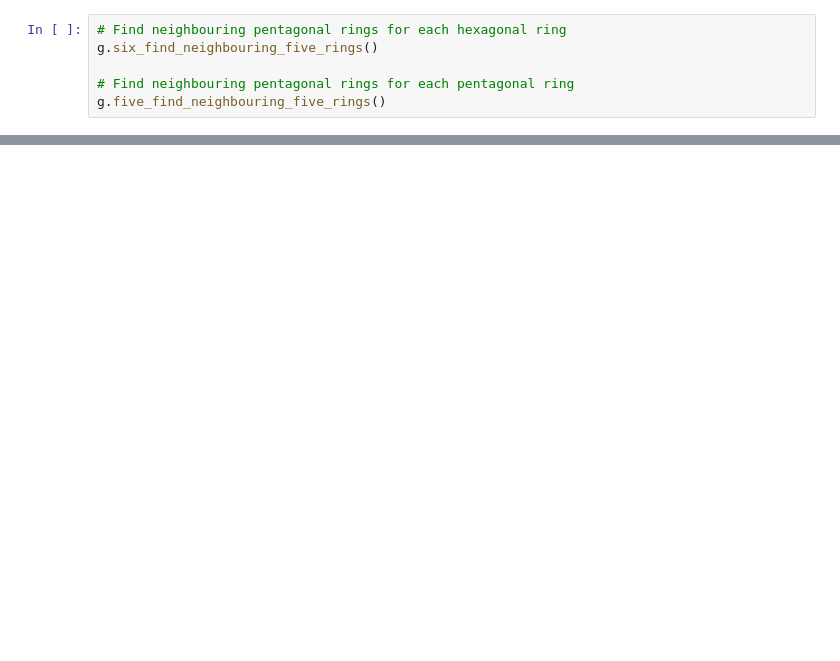
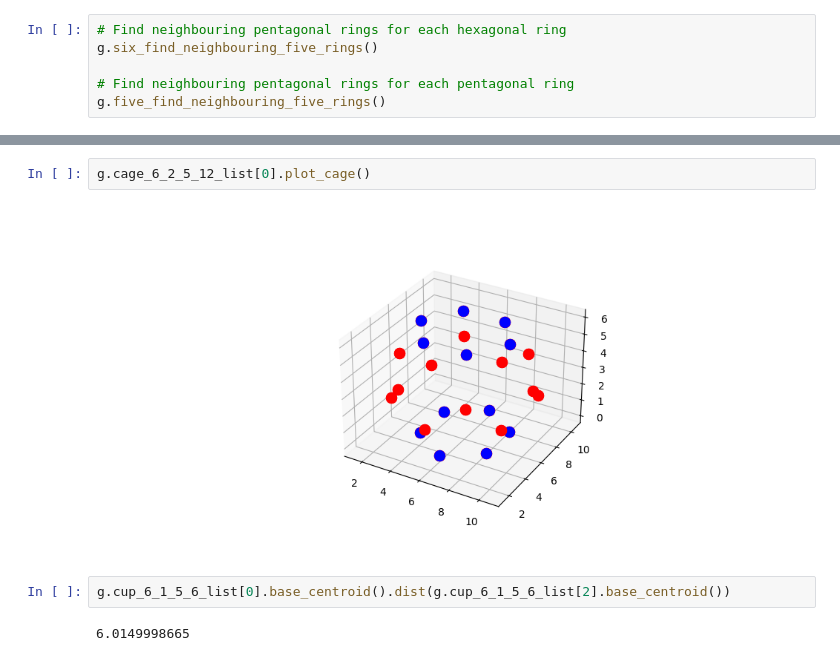
Before and after one commit to nicksmits1/chee494, a Jupyter notebook: DFS_Ring_Identification/DFS_Ring_Finder.ipynb, the cells around one changed output, grey strips where cells are left out. Cells and saved outputs as stored; diff of their text form; blank space fills up the shorter version.

```diff
--- a/DFS_Ring_Identification/DFS_Ring_Finder.ipynb
+++ b/DFS_Ring_Identification/DFS_Ring_Finder.ipynb
@@ -680 +742,9 @@ g.cup_6_1_5_6_list[2].plot_cup()
+# %%
+g.cage_6_2_5_12_list[0].plot_cage()
+# %% [output]
+[figure, added]
+# %%
+g.cup_6_1_5_6_list[0].base_centroid().dist(g.cup_6_1_5_6_list[2].base_centroid())
+# %% [output]
+6.0149998665
 # %%
```
Also changed, not shown: parts of 19 cells of this notebook, 2 other files.
